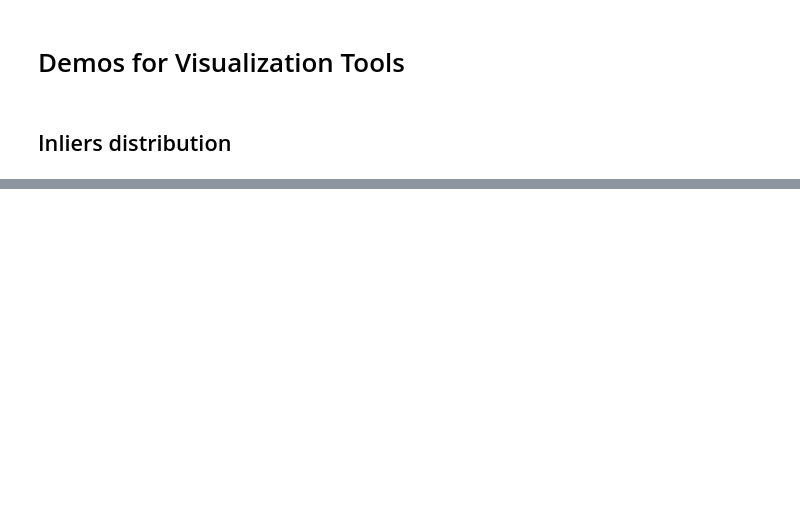
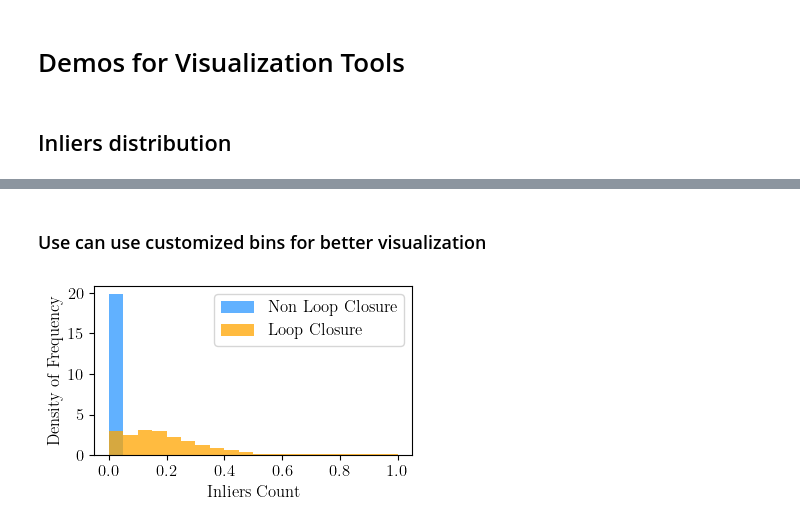
Before and after one commit to jarvisyjw/GV-Bench, a Jupyter notebook: plot_data.ipynb, the cells around one changed output, grey strips where cells are left out. Cells and saved outputs as stored; diff of their text form; code cells hidden in the pictures; blank space fills up the shorter version.

Commit message:
update inliers distribution

```diff
--- a/plot_data.ipynb
+++ b/plot_data.ipynb
@@ -16,0 +14,9 @@ plt.show()
+# %% [markdown]
+### Use can use customized bins for better visualization
+# %%
+exp_logs = Path('dataset/exps/night_superpoint_max_superglue.npy')
+# bins = [0, 0.005, 0.01, 0.02, 0.025]
+viz_inliers_distribution(exp_logs, bins=None)
+plt.show()
+# %% [output]
+[figure, added]
```
Also changed, not shown: parts of 3 cells of this notebook, 2 other files.
